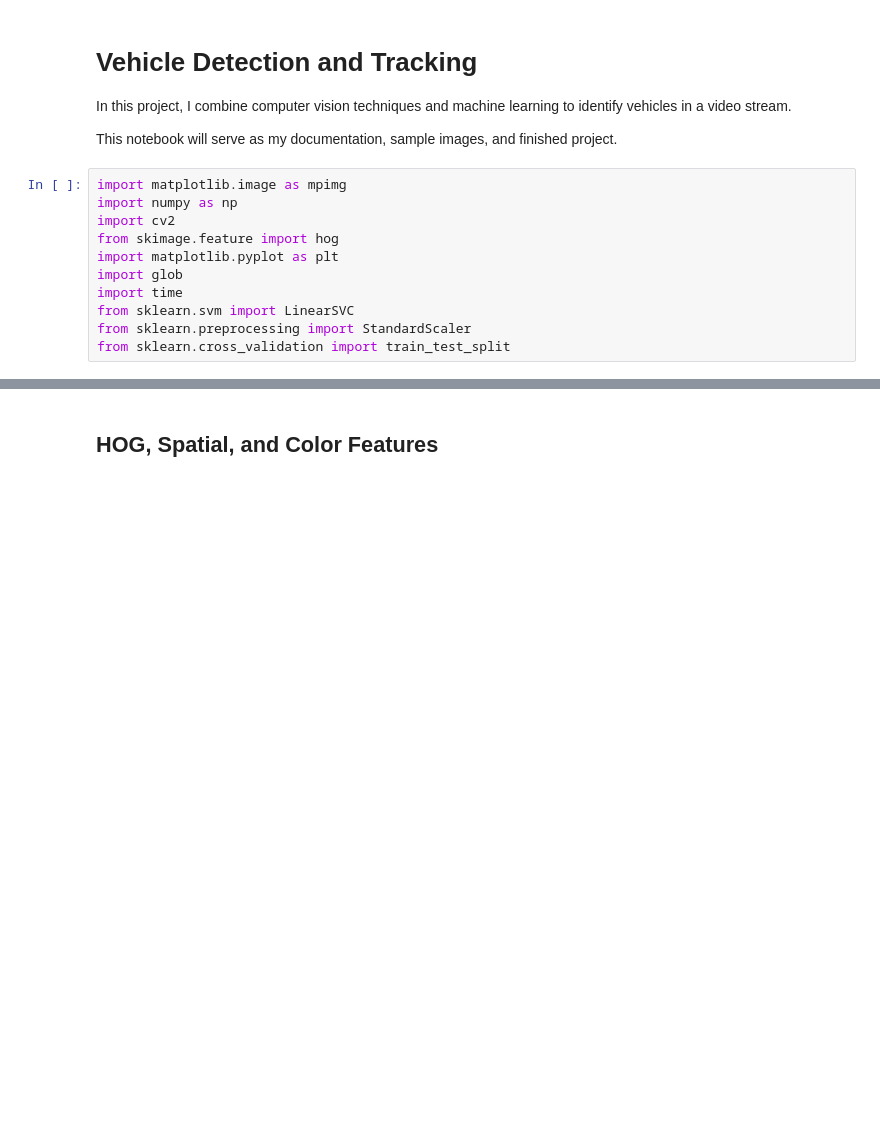
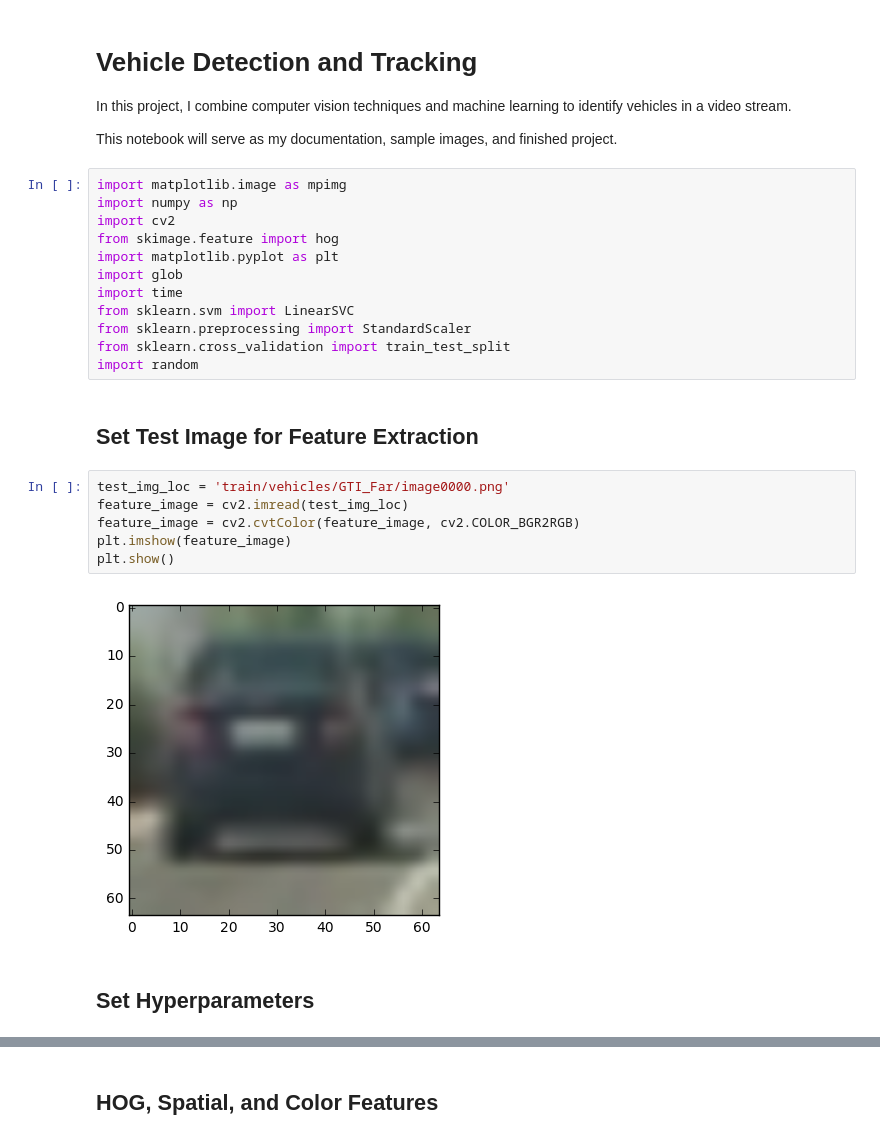
Before and after one commit to ckirksey3/vehicle-detection-with-svm, a Jupyter notebook: P1.ipynb, the cells around one changed output, grey strips where cells are left out. Drawn from its saved outputs; the diff is of its cells as text; blank space fills up the shorter version.

```diff
--- a/P1.ipynb
+++ b/P1.ipynb
@@ -15,3 +15,16 @@ import time
 from sklearn.svm import LinearSVC
 from sklearn.preprocessing import StandardScaler
 from sklearn.cross_validation import train_test_split
+import random
+# %% [markdown]
+## Set Test Image for Feature Extraction
+# %%
+test_img_loc = 'train/vehicles/GTI_Far/image0000.png'
+feature_image = cv2.imread(test_img_loc)
+feature_image = cv2.cvtColor(feature_image, cv2.COLOR_BGR2RGB)
+plt.imshow(feature_image)
+plt.show()
+# %% [output]
+[figure, added]
+# %% [markdown]
+## Set Hyperparameters
```
Also changed, not shown: parts of 18 cells of this notebook.
